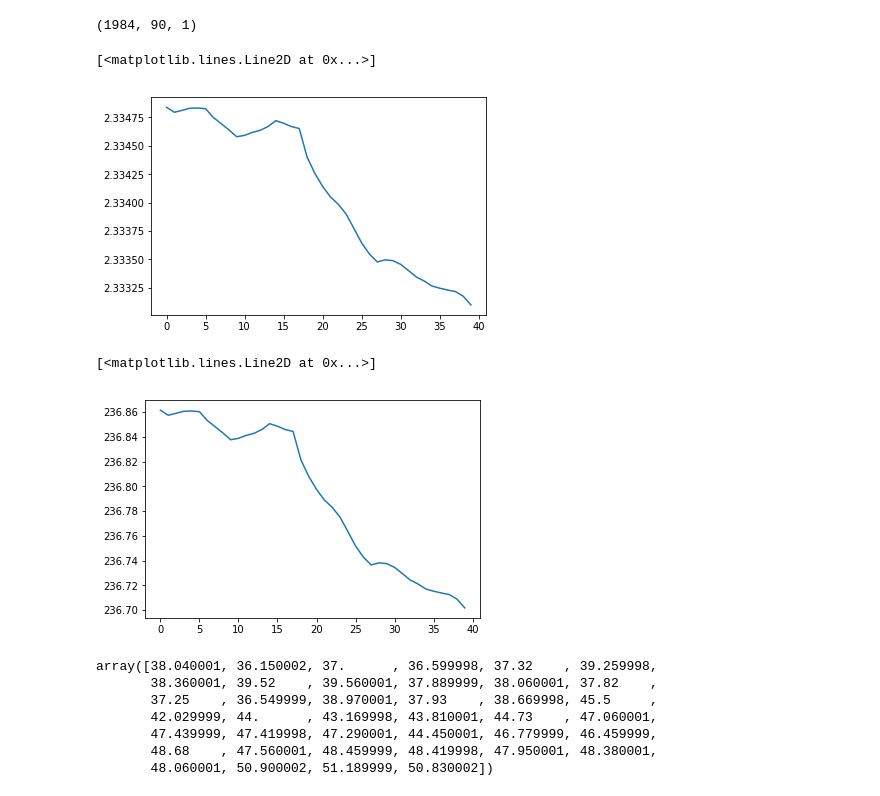
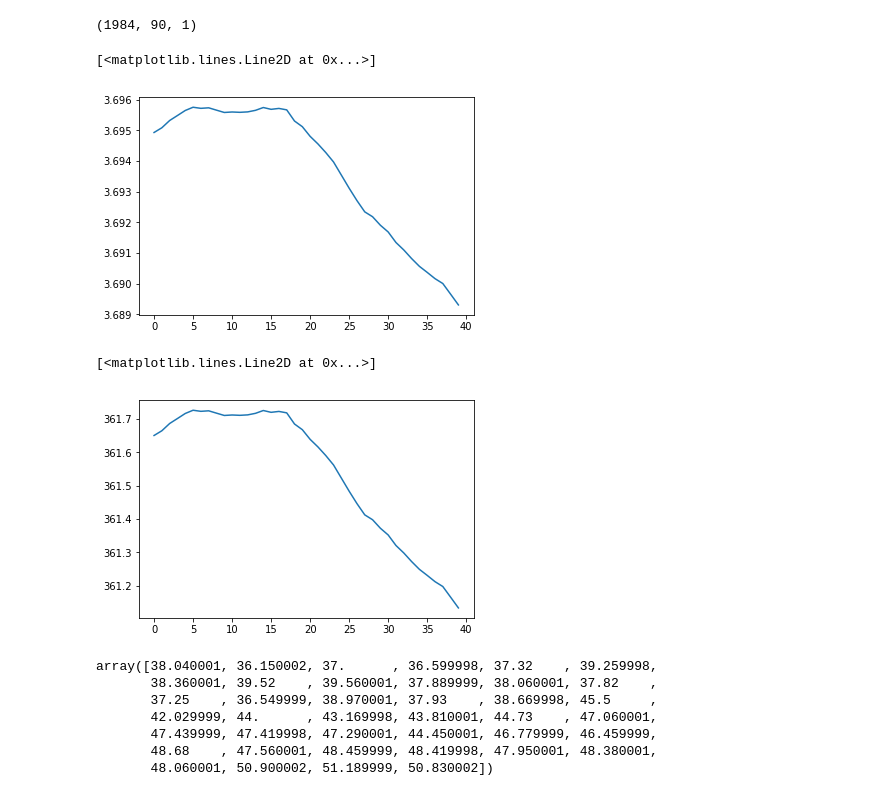
Before and after one commit to ravi-gopalan/lstm_analyses, a Jupyter notebook: lstm_prediction_WDC.ipynb, the cells around one changed output. Saved outputs shown, nothing was run; the diff lists cells and outputs as text; code cells hidden in the pictures.

```diff
--- a/lstm_prediction_WDC.ipynb
+++ b/lstm_prediction_WDC.ipynb
@@ -245,5 +265,5 @@ regressor.compile(optimizer = 'nadam', loss = 'mean_squared_error')
 # %%
-epoch_trials = [50, 100]
+epoch_trials = [100]
 batch_size_trials = [64]
 
 reg_models = []
@@ -321,15 +331,15 @@ for reg_model in reg_models:
   scaled_preds.append(reg_model.predict(X_test))
   prices.append(sc1.inverse_transform(reg_model.predict(X_test)))
 # %%
-plt.plot(scaled_preds[3])
+plt.plot(scaled_preds[0])
 # %% [output]
 [<matplotlib.lines.Line2D at 0x...>]
-[figure, old version]
+[figure, new version]
 # %%
-plt.plot(prices[3])
+plt.plot(prices[0])
 # %% [output]
 [<matplotlib.lines.Line2D at 0x...>]
-[figure, old version]
+[figure, new version]
 # %%
 valid_array[:,0]
 # %% [output]
```
Also changed, not shown: parts of 7 cells of this notebook.
